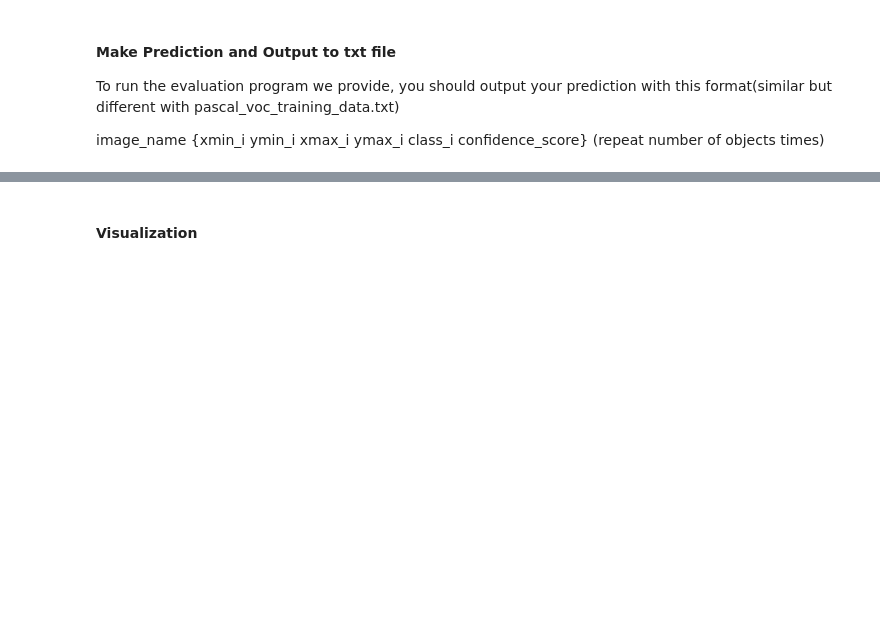
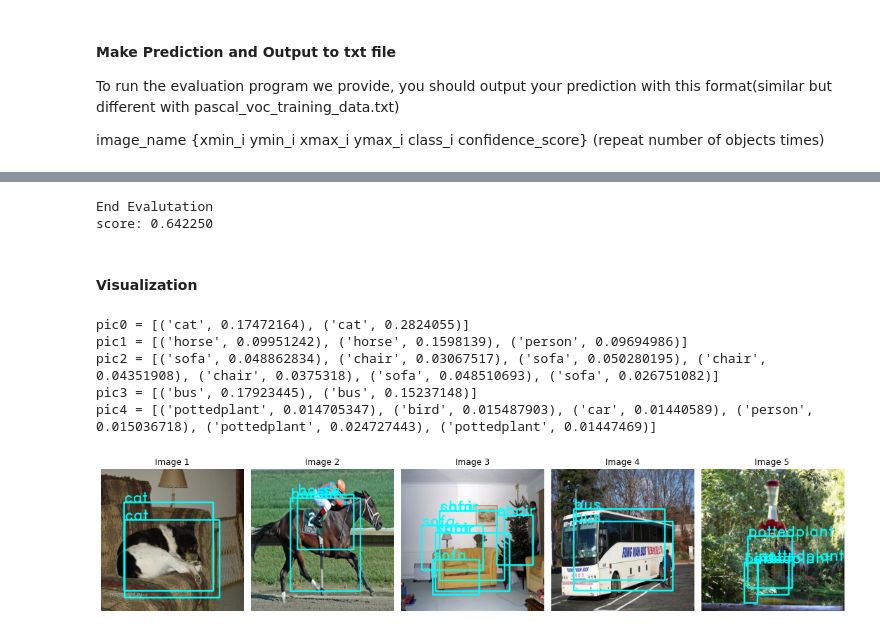
Before and after one commit to NTHU-Deep-Learning-Competition/2023_DataLab_Cup2-CNN_for_Object_Detection, a Jupyter notebook: main.ipynb, the cells around one changed output, grey strips where cells are left out. Drawn from its saved outputs; the diff is of its cells as text; code cells hidden in the pictures; blank space fills up the shorter version.

```diff
--- a/main.ipynb
+++ b/main.ipynb
@@ -834,10 +939,13 @@ sys.path.insert(0, './evaluate')
 # %%
 import evaluate
 #evaluate.evaluate("input prediction file name", "desire output csv file name")
-evaluate.evaluate('./output/test_prediction.txt', './output/utput_file.csv')
+evaluate.evaluate('./output/test_prediction.txt', './output/output_file.csv')
 
 cap = pd.read_csv('./output/output_file.csv')['packedCAP']
 print('score: {:f}'.format(sum((1. - cap) ** 2) / len(cap)))
+# %% [output]
+End Evalutation
+score: 0.642250
 # %% [markdown]
 #### Visualization
 # %%
@@ -847,27 +976,44 @@ import cv2
 # %%
-np_img = cv2.imread('./dataset/VOCdevkit_test/VOC2007/JPEGImages/000005.jpg')
-resized_img = cv2.resize(np_img, (IMAGE_SIZE, IMAGE_SIZE))
-np_img = cv2.cvtColor(resized_img, cv2.COLOR_BGR2RGB)
-resized_img = np_img
-np_img = np_img.astype(np.float32)
-np_img = np_img / 255.0 * 2 - 1
-np_img = np.reshape(np_img, (1, IMAGE_SIZE, IMAGE_SIZE, 3))
+random_selected_file = random_file_from_directory(folder_path)
+fig, axs = plt.subplots(1, len(random_selected_file), figsize=(15, 5))
 
-y_pred = YOLO(np_img, training=False)
-xmin, ymin, xmax, ymax, class_num, conf = process_outputs(y_pred)
-for i in range(len(xmin)):
-    class_name = classes_name[class_num[i]]
-    cv2.rectangle(resized_img, (int(xmin[i]), int(ymin[i])), (int(xmax[i]), int(ymax[i])), (0, 255, 255), 3)
-    cv2.putText(resized_img, class_name, (int(xmin[i]), int(ymin[i])), 2, 1.5, (0, 255, 255), 2)
-    if xmin[i] < 0 or ymin[i] < 0 or xmax[i] < 0 or ymax[i] < 0:
-        print(class_name, conf[i], xmin[i], ymin[i], xmax[i], ymax[i], conf[i])
-    else:
-        print(class_name, conf[i])
+for idx, file_path in enumerate(random_selected_file):
+    np_img = cv2.imread(file_path)
+    resized_img = cv2.resize(np_img, (IMAGE_SIZE, IMAGE_SIZE))
+    np_img = cv2.cvtColor(resized_img, cv2.COLOR_BGR2RGB)
+    resized_img = np_img
+    np_img = np_img.astype(np.float32)
+    np_img = np_img / 255.0 * 2 - 1
+    np_img = np.reshape(np_img, (1, IMAGE_SIZE, IMAGE_SIZE, 3))
+
+    y_pred = YOLO(np_img, training=False)
+    xmin, ymin, xmax, ymax, class_num, conf = process_outputs(y_pred)
+    text = []
+    for i in range(len(xmin)):
+        class_name = classes_name[class_num[i]]
+        cv2.rectangle(resized_img, (int(xmin[i]), int(ymin[i])), (int(xmax[i]), int(ymax[i])), (0, 255, 255), 3)
+        cv2.putText(resized_img, class_name, (int(xmin[i]), int(ymin[i])), 2, 1.5, (0, 255, 255), 2)
+
+        if xmin[i] < 0 or ymin[i] < 0 or xmax[i] < 0 or ymax[i] < 0:
+            text_tmp = (class_name, conf[i], xmin[i], ymin[i], xmax[i], ymax[i], conf[i])
+            text.append(text_tmp)
+        else:
+            text_tmp = (class_name, conf[i])
+            text.append(text_tmp)
+    print(f'pic{idx} = {text}')
 
 
-# class_name = classes_name[class_num]
-# cv2.rectangle(resized_img, (int(xmin), int(ymin)), (int(xmax), int(ymax)), (0, 255, 255), 3)
-# cv2.putText(resized_img, class_name, (0, 200), 2, 1.5, (0, 255, 255), 2)
+    axs[idx].imshow(resized_img)
+    axs[idx].set_title(f"Image {idx + 1}")  # Set title for each subplot
+    axs[idx].axis('off')  # Hide axes
 
-plt.imshow(resized_img)
+    # plt.imshow(resized_img)
+plt.tight_layout()
 plt.show()
+# %% [output]
+pic0 = [('cat', 0.17472164), ('cat', 0.2824055)]
+pic1 = [('horse', 0.09951242), ('horse', 0.1598139), ('person', 0.09694986)]
+pic2 = [('sofa', 0.048862834), ('chair', 0.03067517), ('sofa', 0.050280195), ('chair', 0.04351908), ('chair', 0.0375318), ('sofa', 0.048510693), ('sofa', 0.026751082)]
+pic3 = [('bus', 0.17923445), ('bus', 0.15237148)]
+pic4 = [('pottedplant', 0.014705347), ('bird', 0.015487903), ('car', 0.01440589), ('person', 0.015036718), ('pottedplant', 0.024727443), ('pottedplant', 0.01447469)]
+[figure, added]
```
Also changed, not shown: parts of 14 cells of this notebook.
